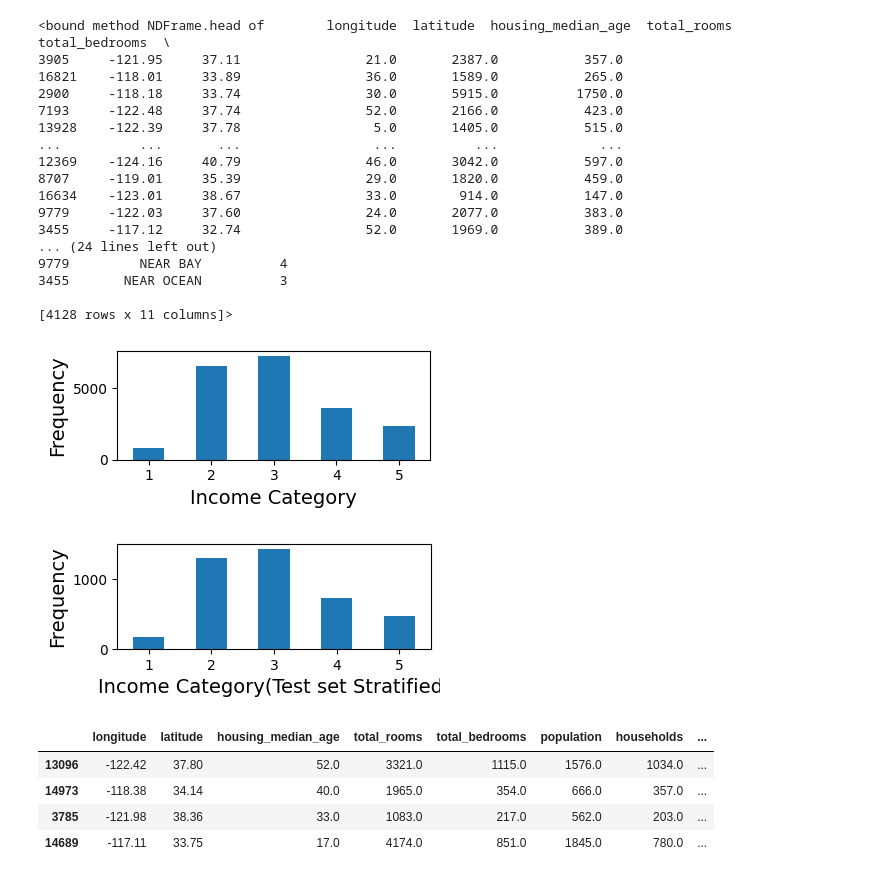
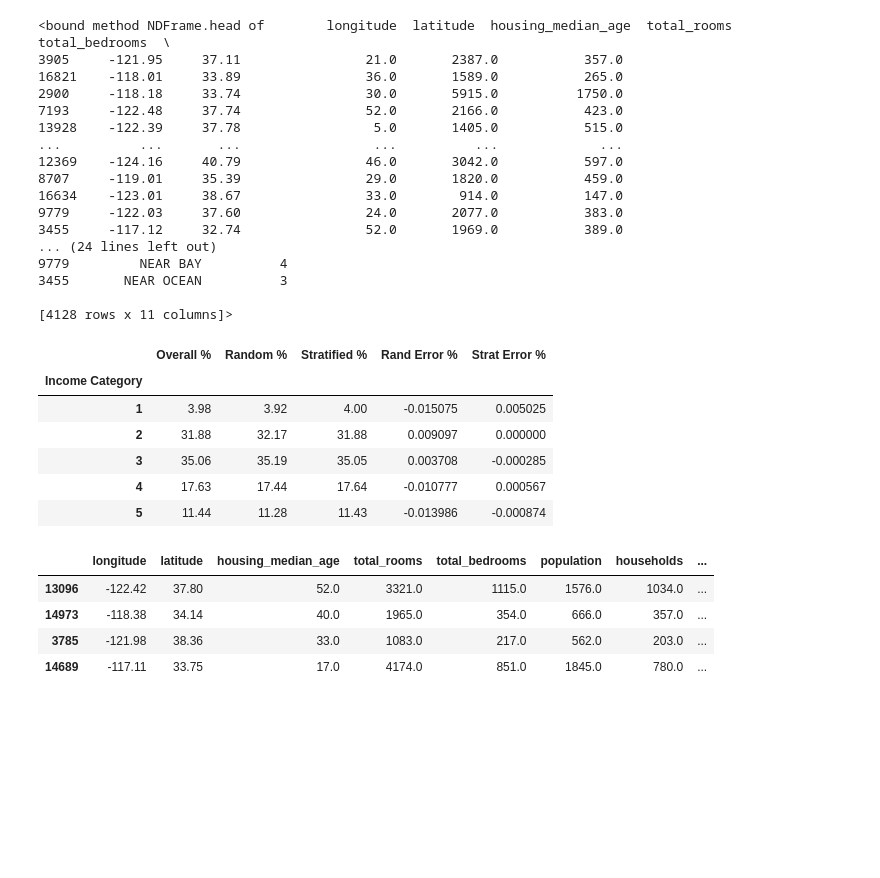
Before and after one commit to Arjunar92/Hands-On-ML-with-SckitLearn-Keras-TensorFlow, a Jupyter notebook: 02_California_Housing_Price_Prediction_ML_Project.ipynb, the cells around one changed output. Drawn from its saved outputs; the diff is of its cells as text; code cells hidden in the pictures; blank space fills up the shorter version.

```diff
--- a/02_California_Housing_Price_Prediction_ML_Project.ipynb
+++ b/02_California_Housing_Price_Prediction_ML_Project.ipynb
@@ -264,21 +264,37 @@ strat_test_set.head
 3455       NEAR OCEAN          3
 
 [4128 rows x 11 columns]>
-# %%
-housing["income_cat"].value_counts().sort_index().plot.bar(rot=0, figsize=(4,2))
-save_fig("income_cat_bar_plot")
-plt.xlabel("Income Category")
-plt.ylabel("Frequency")
-plt.show()
-
-strat_test_set["income_cat"].value_counts().sort_index().plot.bar(rot=0, figsize=(4,2))
-save_fig("income_cat_bar_plot_test_set")
-plt.xlabel("Income Category(Test set Stratified)")
-plt.ylabel("Frequency")
-plt.show()
-# %% [output]
-[figure, removed]
-[figure, removed]
+# %%
+#To compare the income categories propotion in Random, Strattified and whole data
+def income_cat_propotions(data):
+
+  return (data['income_cat'].value_counts()*100 / len(data)).round(2)
+
+
+test_set, train_set = train_test_split(housing, test_size=0.2, random_state=42)
+
+
+
+compare_data = pd.DataFrame({
+
+                             "Overall %": income_cat_propotions(housing),
+                             "Random %": income_cat_propotions(test_set),
+                             "Stratified %": income_cat_propotions(strat_test_set)
+}).sort_index()
+compare_data.index.name = "Income Category"
+compare_data["Rand Error %"] = (compare_data["Random %"] /
+                                  compare_data["Overall %"] - 1)
+compare_data["Strat Error %"] = (compare_data["Stratified %"] /
+                                   compare_data["Overall %"] - 1)
+compare_data
+# %% [output]
+|  | Overall % | Random % | Stratified % | Rand Error % | Strat Error % |
+| Income Category |  |  |  |  |  |
+| 1 | 3.98 | 3.92 | 4.00 | -0.015075 | 0.005025 |
+| 2 | 31.88 | 32.17 | 31.88 | 0.009097 | 0.000000 |
+| 3 | 35.06 | 35.19 | 35.05 | 0.003708 | -0.000285 |
+| 4 | 17.63 | 17.44 | 17.64 | -0.010777 | 0.000567 |
+| 5 | 11.44 | 11.28 | 11.43 | -0.013986 | -0.000874 |
 # %%
 #Drop the income_cat column
 for set_ in (strat_train_set, strat_test_set):
```
Also changed, not shown: parts of 5 cells of this notebook.
